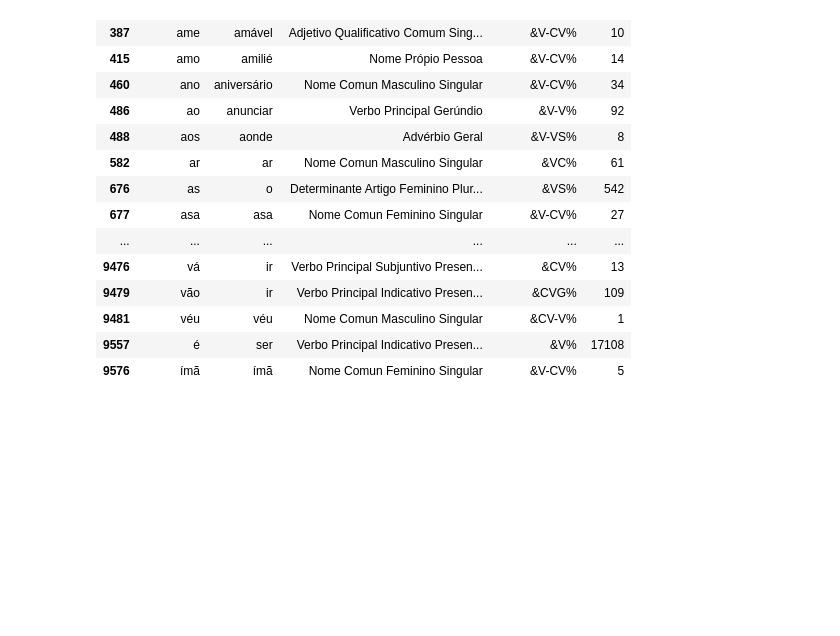
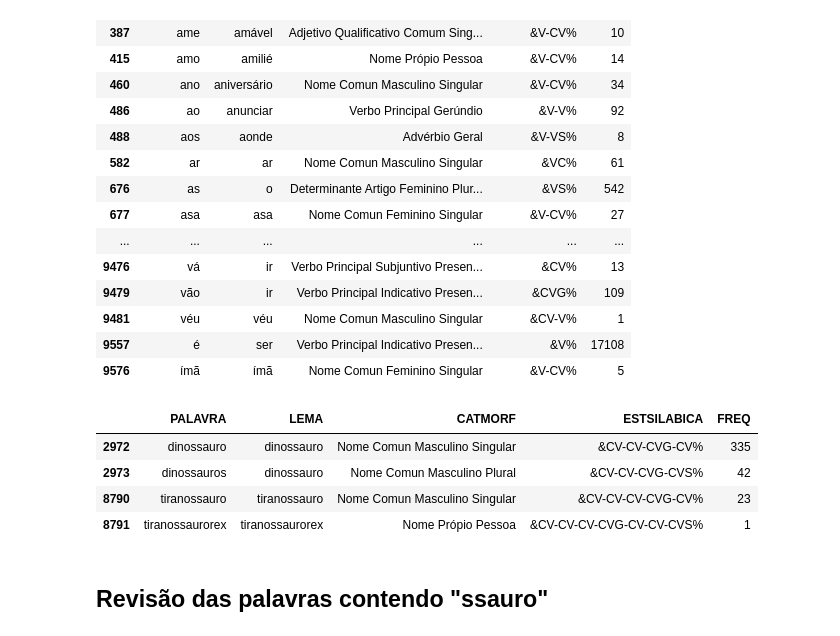
Before and after one commit to FatecFranca/DSM-P5-G01-2026-02, a Jupyter notebook: Pre_processamento_3.ipynb, the cells around one changed output. Saved outputs shown, nothing was run; the diff lists cells and outputs as text; code cells hidden in the pictures; blank space fills up the shorter version.

Commit message:
tratamento para palavras que contenham 'ssauro'

```diff
--- a/Pre_processamento_3.ipynb
+++ b/Pre_processamento_3.ipynb
@@ -444,3 +444,22 @@ palavras_curta[
 | 9481 | véu | véu | Nome Comun Masculino Singular | &CV-V% | 1 |
 | 9557 | é | ser | Verbo Principal Indicativo Presen... | &V% | 17108 |
 | 9576 | ímã | ímã | Nome Comun Feminino Singular | &V-CV% | 5 |
+# %%
+palavras_ssauro = df[
+    df["PALAVRA"].astype(str).str.contains("ssauro", case=False, na=False)
+].sort_values(
+    by="FREQ",
+    ascending=False
+)
+
+palavras_ssauro[
+    ["PALAVRA", "LEMA", "CATMORF", "ESTSILABICA", "FREQ"]
+]
+# %% [output]
+|  | PALAVRA | LEMA | CATMORF | ESTSILABICA | FREQ |
+| 2972 | dinossauro | dinossauro | Nome Comun Masculino Singular | &CV-CV-CVG-CV% | 335 |
+| 2973 | dinossauros | dinossauro | Nome Comun Masculino Plural | &CV-CV-CVG-CVS% | 42 |
+| 8790 | tiranossauro | tiranossauro | Nome Comun Masculino Singular | &CV-CV-CV-CVG-CV% | 23 |
+| 8791 | tiranossaurorex | tiranossaurorex | Nome Própio Pessoa | &CV-CV-CV-CVG-CV-CV-CVS% | 1 |
+# %% [markdown]
+## Revisão das palavras contendo "ssauro"
```
Also changed, not shown: parts of 2 cells of this notebook, 2 other files.
